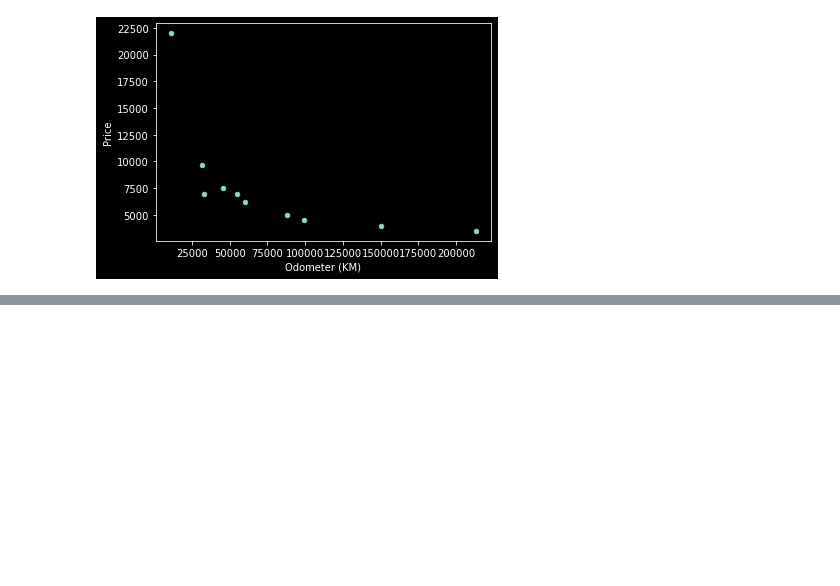
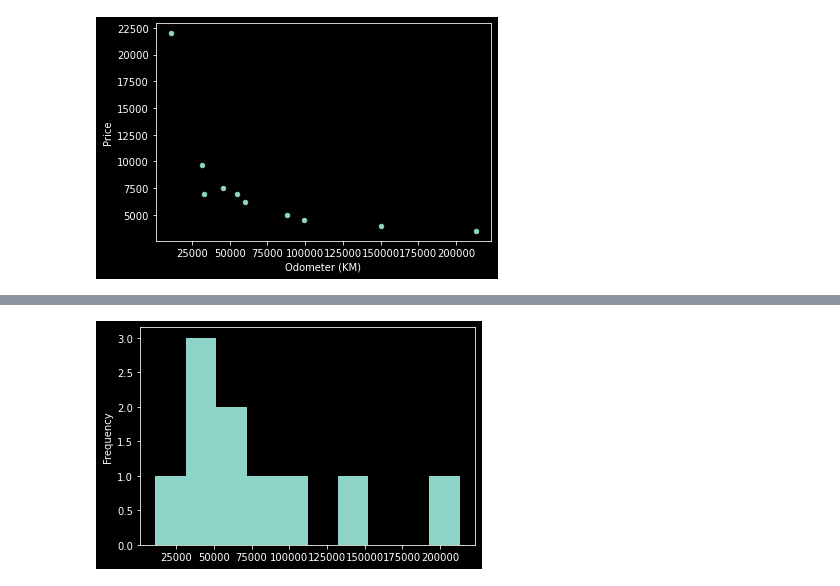
Before and after one commit to crypt096/zero-to-mastery-ml, a Jupyter notebook: introduction-to-matplotlib.ipynb, the cells around one changed output, grey strips where cells are left out. Saved outputs shown, nothing was run; the diff lists cells and outputs as text; code cells hidden in the pictures; blank space fills up the shorter version.

```diff
--- a/introduction-to-matplotlib.ipynb
+++ b/introduction-to-matplotlib.ipynb
@@ -286,0 +333,5 @@ car_sales.plot(x="Odometer (KM)",y="Price", kind="scatter");
+# %%
+# How about histograms?
+car_sales["Odometer (KM)"].plot.hist();
+# %% [output]
+[figure, added]
```
Also changed, not shown: parts of 7 cells of this notebook.
